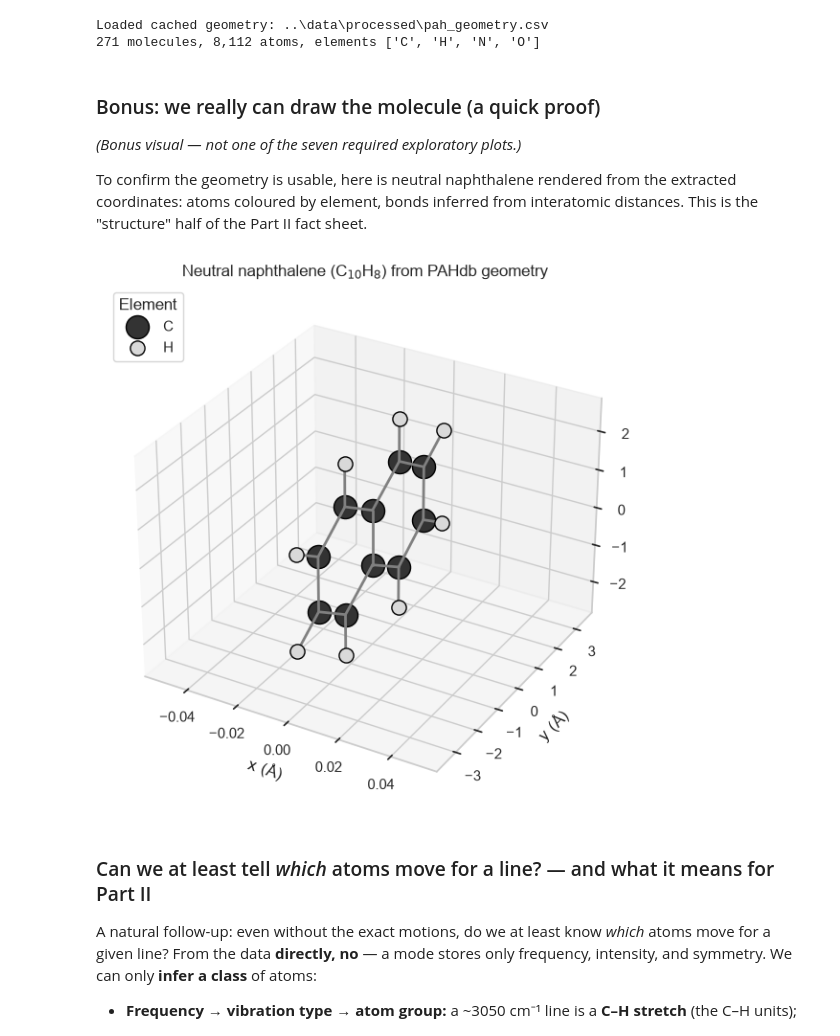
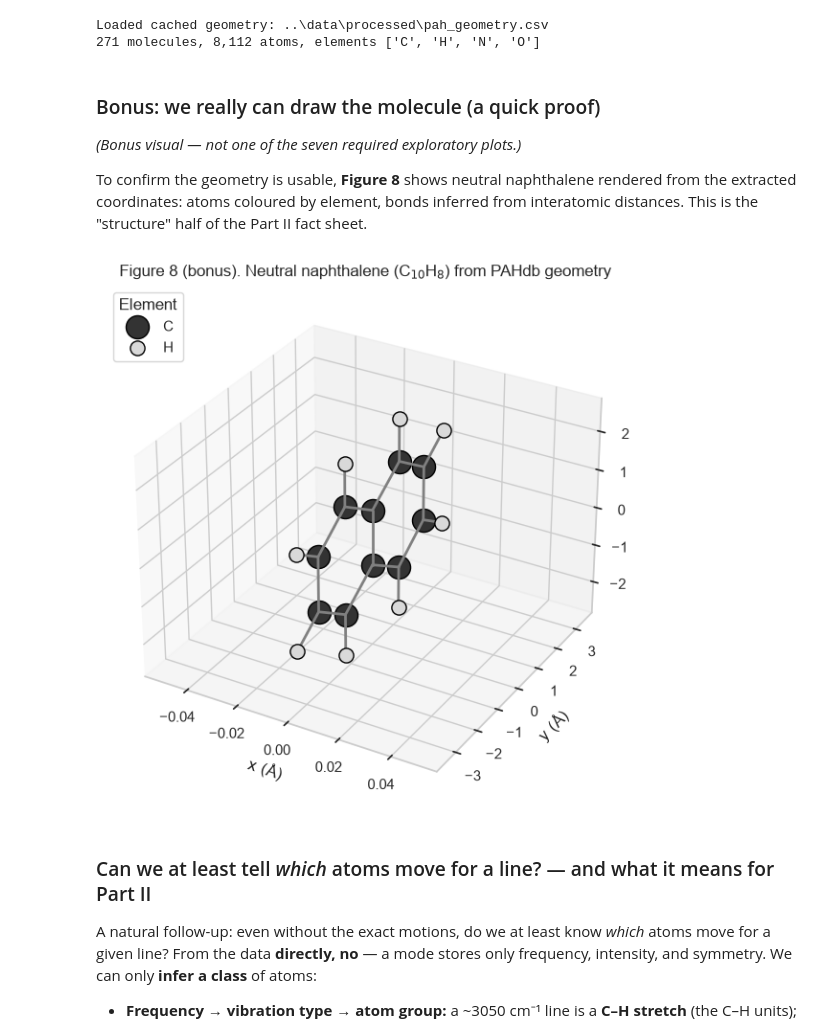
Before and after one commit to thebreadishard/udacity-data-visualization, a Jupyter notebook: notebooks/Part_I_exploration_template.ipynb, the cells around one changed output. Drawn from its saved outputs; the diff is of its cells as text; code cells hidden in the pictures.

```diff
--- a/notebooks/Part_I_exploration_template.ipynb
+++ b/notebooks/Part_I_exploration_template.ipynb
@@ -537,37 +537,37 @@ Loaded cached geometry: ..\data\processed\pah_geometry.csv
 
 *(Bonus visual — not one of the seven required exploratory plots.)*
 
-To confirm the geometry is usable, here is neutral naphthalene rendered from the extracted coordinates: atoms coloured by element, bonds inferred from interatomic distances. This is the "structure" half of the Part II fact sheet.
+To confirm the geometry is usable, **Figure 8** shows neutral naphthalene rendered from the extracted coordinates: atoms coloured by element, bonds inferred from interatomic distances. This is the "structure" half of the Part II fact sheet.
 # %%
 # Bonus: render naphthalene's 3D structure from the extracted geometry (atoms + inferred bonds).
 from itertools import combinations
 
 naph_atoms = geometry_df[geometry_df["uid"] == 330].reset_index(drop=True)
 element_color = {"C": "0.2", "H": "0.85", "N": "royalblue", "O": "crimson"}
 element_size = {"C": 300, "H": 120, "N": 320, "O": 320}
 coords = naph_atoms[["x", "y", "z"]].to_numpy()
 
 fig = plt.figure(figsize=(6, 6))
 ax = fig.add_subplot(111, projection="3d")
 
 # Bonds: connect atom pairs closer than a typical bond length (~1.7 A).
 for i, j in combinations(range(len(naph_atoms)), 2):
     if ((coords[i] - coords[j]) ** 2).sum() ** 0.5 < 1.7:
         ax.plot(*zip(coords[i], coords[j]), color="0.5", lw=2)
 
 for elem, grp in naph_atoms.groupby("element"):
     ax.scatter(grp["x"], grp["y"], grp["z"], s=element_size[elem],
                c=element_color[elem], edgecolors="black", label=elem, depthshade=False)
 
-ax.set_title("Neutral naphthalene (C$_{10}$H$_8$) from PAHdb geometry")
+ax.set_title("Figure 8 (bonus). Neutral naphthalene (C$_{10}$H$_8$) from PAHdb geometry")
 ax.set_xlabel("x (Å)")
 ax.set_ylabel("y (Å)")
 ax.set_zlabel("z (Å)")
 ax.legend(title="Element", loc="upper left")
 plt.tight_layout()
 plt.show()
 # %% [output]
-[figure, old version]
+[figure, new version]
 # %% [markdown]
 ### Can we at least tell *which* atoms move for a line? — and what it means for Part II
 
```
Also changed, not shown: parts of 14 cells of this notebook.
